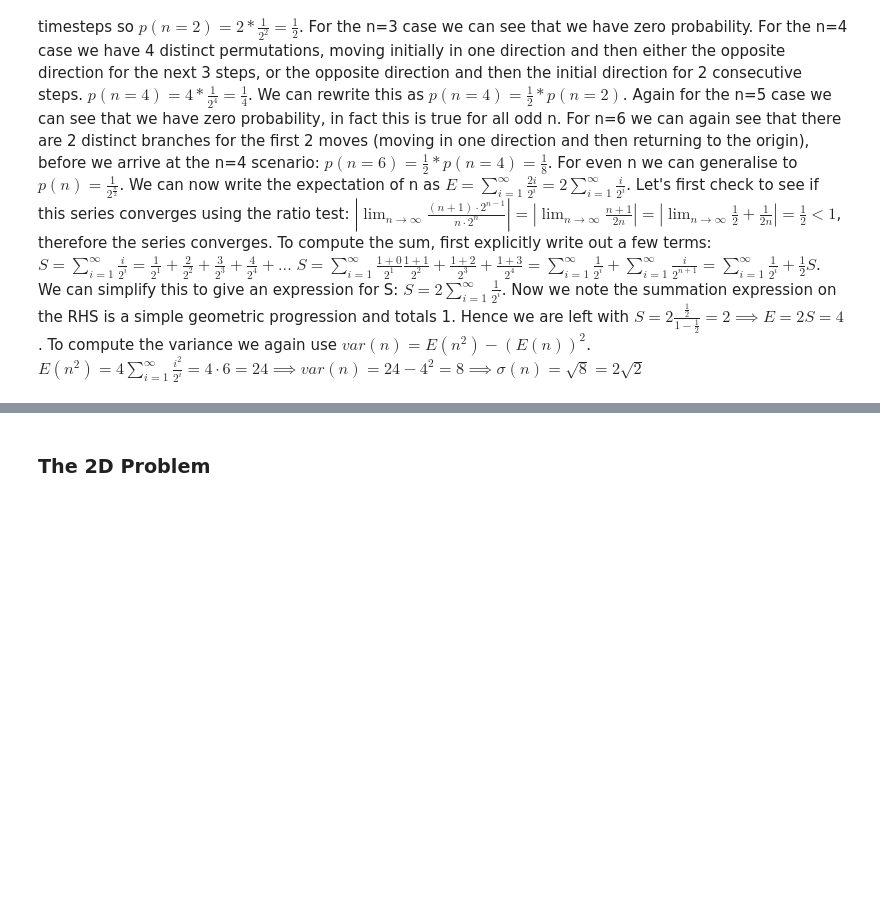
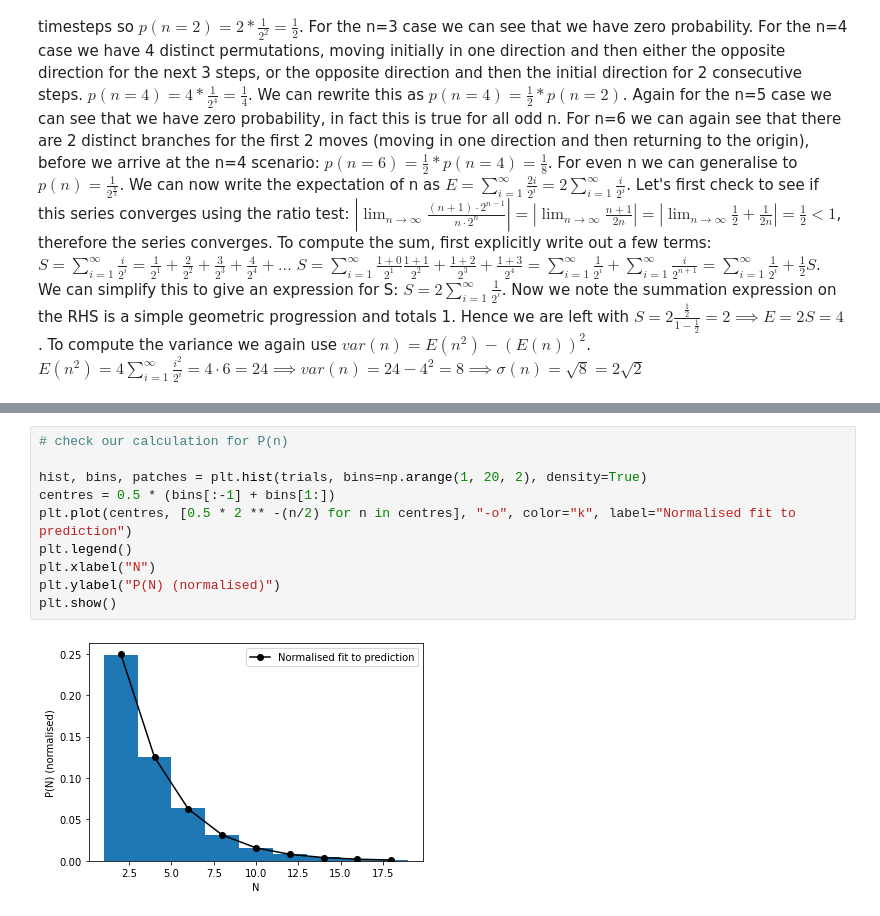
Before and after one commit to joeb42/statistics-playground, a Jupyter notebook: random_walks/random_walk.ipynb, the cells around one changed output, grey strips where cells are left out. Cells and saved outputs as stored; diff of their text form; blank space fills up the shorter version.

Commit message:
md updates and plot hists

```diff
--- a/random_walks/random_walk.ipynb
+++ b/random_walks/random_walk.ipynb
@@ -158,2 +158,12 @@ standard_deviation=2.8017677845246207
-# %% [markdown]
-### The 2D Problem
+# %%
+# check our calculation for P(n)
+
+hist, bins, patches = plt.hist(trials, bins=np.arange(1, 20, 2), density=True)
+centres = 0.5 * (bins[:-1] + bins[1:])
+plt.plot(centres, [0.5 * 2 ** -(n/2) for n in centres], "-o", color="k", label="Normalised fit to prediction")
+plt.legend()
+plt.xlabel("N")
+plt.ylabel("P(N) (normalised)")
+plt.show()
+# %% [output]
+[figure, added]
```
Also changed, not shown: parts of 9 cells of this notebook.
